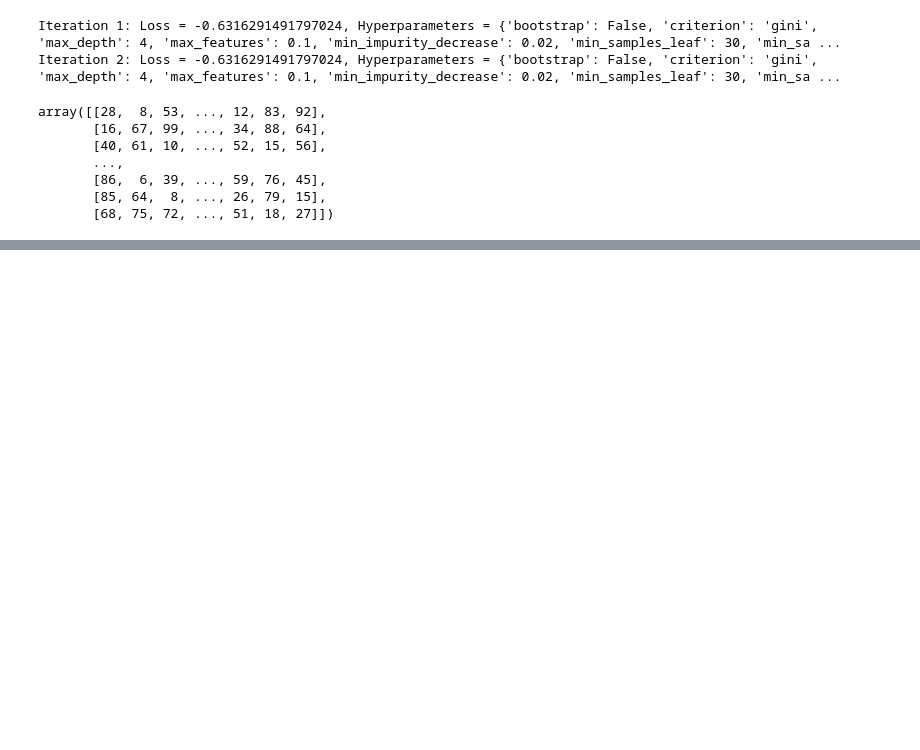
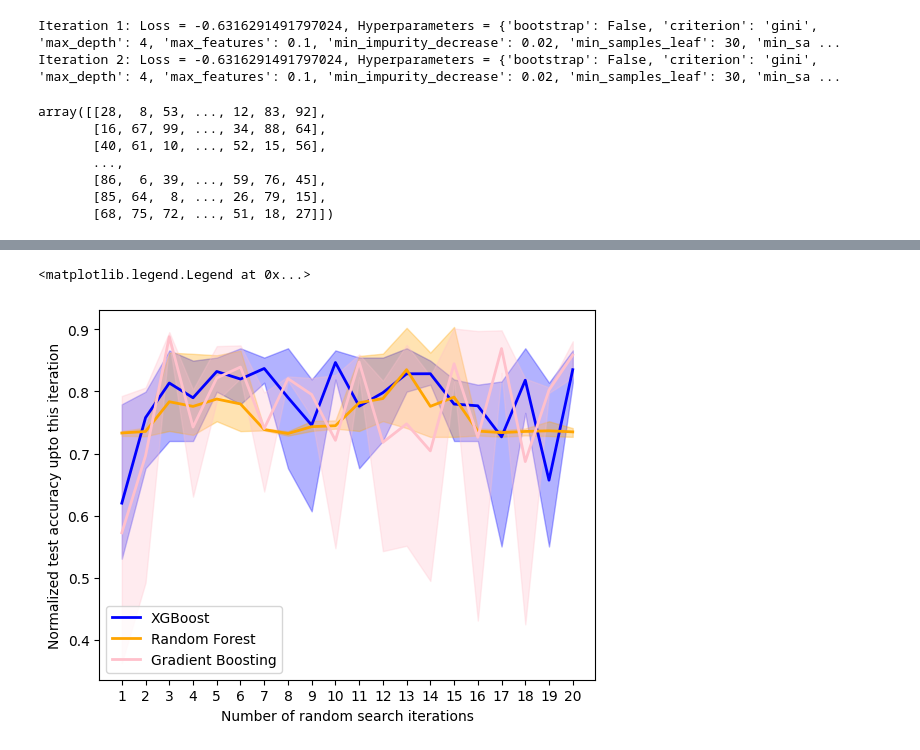
Before and after one commit to BUSY-LOOPING/Tech-Troopers, a Jupyter notebook: Dhruv/TreeVsNeuralNets.ipynb, the cells around one changed output, grey strips where cells are left out. Drawn from its saved outputs; the diff is of its cells as text; code cells hidden in the pictures; blank space fills up the shorter version.

Commit message:
dhruv:added comparison plot

```diff
--- a/Dhruv/TreeVsNeuralNets.ipynb
+++ b/Dhruv/TreeVsNeuralNets.ipynb
@@ -23,11 +25,11 @@ from preprocessing.utils import *
 # %%
 REPO_ID = "inria-soda/tabular-benchmark"
 clf_cat = [
-    'albert.csv',
-   'compas-two-years.csv',
+    # 'albert.csv',
+   # 'compas-two-years.csv',
    # 'covertype.csv',
    # 'default-of-credit-card-clients.csv',
-   # 'electricity.csv',
+   'electricity.csv',
    # 'eye_movements.csv',
    # 'road-safety.csv'
 ]
@@ -369,0 +381,18 @@ Running Random Forest...
+# %%
+x = range(1, n_iterations+1)
+plt.plot(x, clf_cat_xgboost_scores.mean(axis=0), label='XGBoost', color='blue', linewidth=2)
+plt.plot(x, clf_cat_random_forest_scores.mean(axis=0), label='Random Forest', color='orange', linewidth=2)
+plt.plot(x, clf_cat_gradient_boosting_scores.mean(axis=0), label='Gradient Boosting', color='pink', linewidth=2)
+
+plt.fill_between(x, clf_cat_xgboost_scores.min(axis=0), clf_cat_xgboost_scores.max(axis=0), color='blue', alpha=0.3)
+plt.fill_between(x, clf_cat_random_forest_scores.min(axis=0), clf_cat_random_forest_scores.max(axis=0), color='orange', alpha=0.3)
+plt.fill_between(x, clf_cat_gradient_boosting_scores.min(axis=0), clf_cat_gradient_boosting_scores.max(axis=0), color='pink', alpha=0.3)
+
+plt.xticks(x)
+plt.ylabel('Normalized test accuracy upto this iteration')
+plt.xlabel('Number of random search iterations')
+plt.legend()
+# plt.grid()
+# %% [output]
+<matplotlib.legend.Legend at 0x...>
+[figure, added]
```
Also changed, not shown: parts of 2 cells of this notebook, 26 other files.
